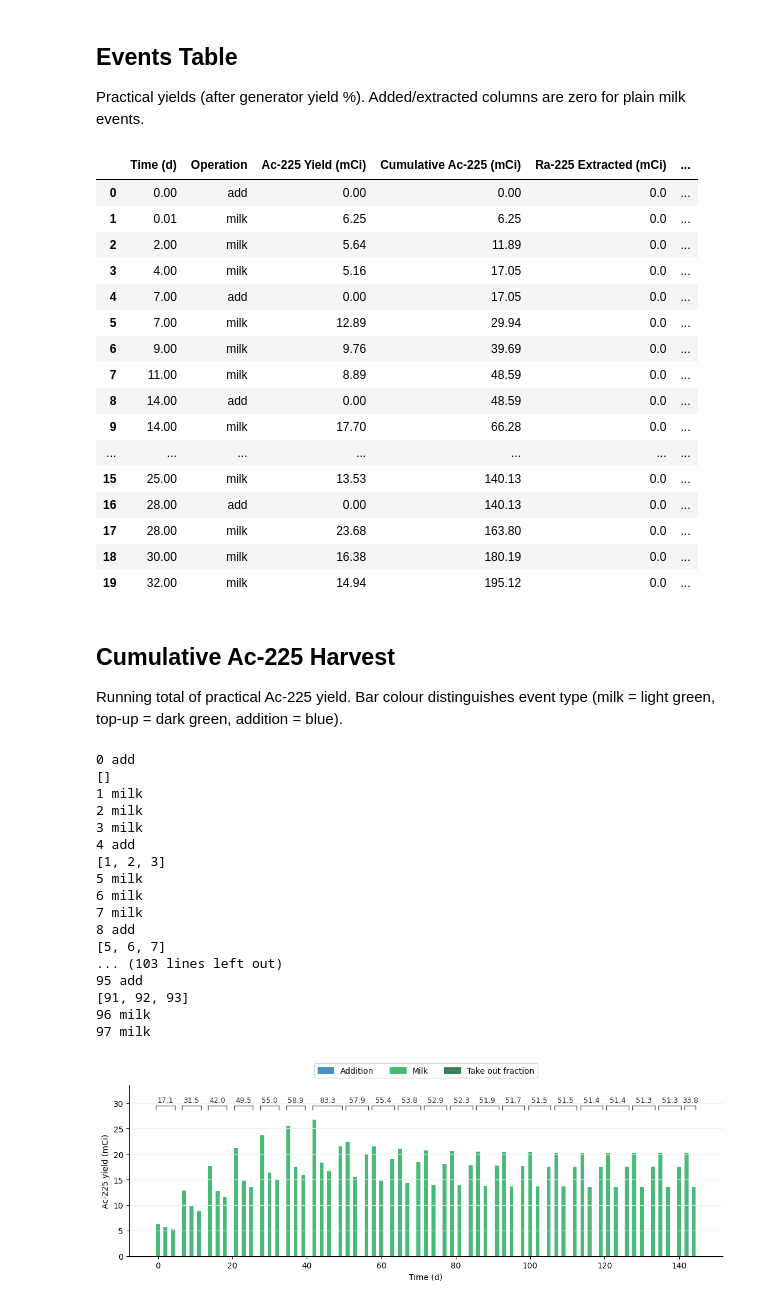
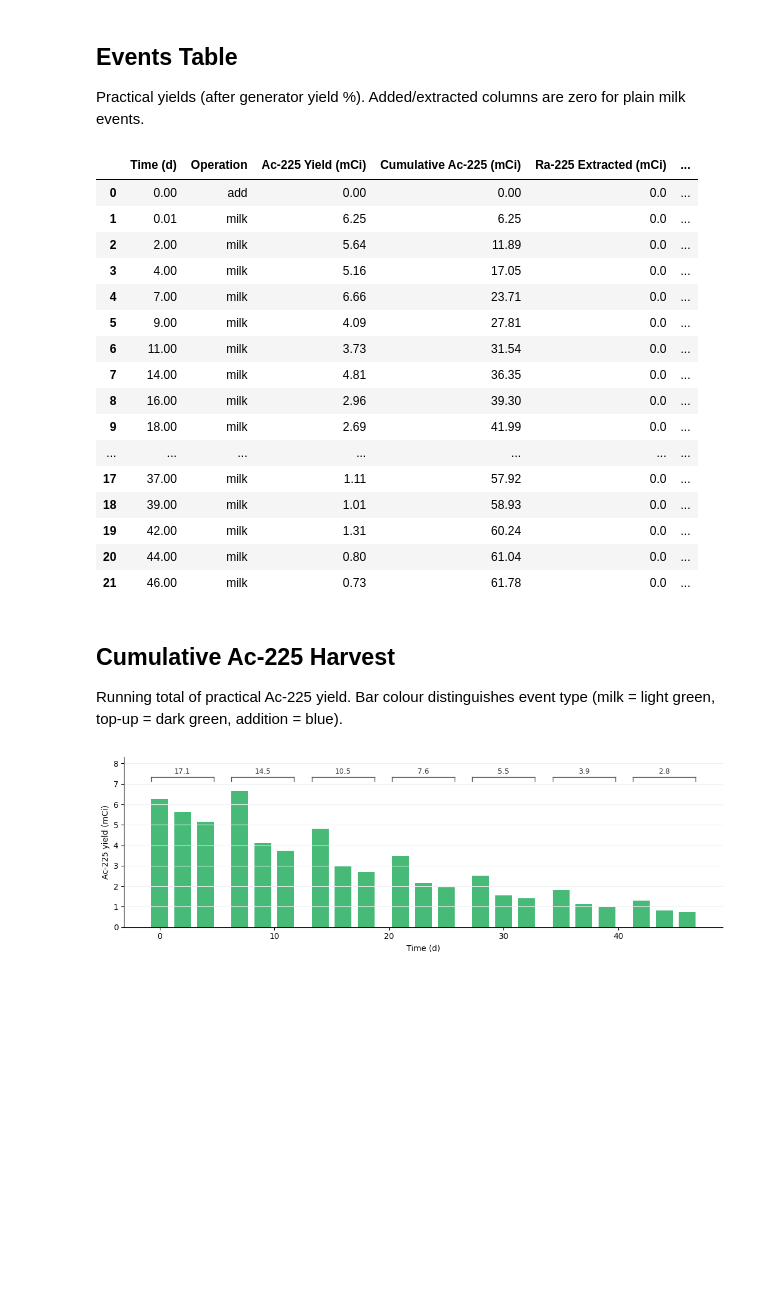
Before and after one commit to ArtemChemist/generator_calc, a Jupyter notebook: generator_notebook.ipynb, the cells around one changed output. Cells and saved outputs as stored; diff of their text form; code cells hidden in the pictures; blank space fills up the shorter version.

Commit message:
Single gen for 7 weeks

```diff
--- a/generator_notebook.ipynb
+++ b/generator_notebook.ipynb
@@ -386,25 +388,25 @@ for e in events:
     })
 
 df = pd.DataFrame(rows)
-df.head(20)
+df.head(40)
 # %% [output]
 |  | Time (d) | Operation | Ac-225 Yield (mCi) | Cumulative Ac-225 (mCi) | Ra-225 Extracted (mCi) | ... |
 | 0 | 0.00 | add | 0.00 | 0.00 | 0.0 | ... |
 | 1 | 0.01 | milk | 6.25 | 6.25 | 0.0 | ... |
 | 2 | 2.00 | milk | 5.64 | 11.89 | 0.0 | ... |
 | 3 | 4.00 | milk | 5.16 | 17.05 | 0.0 | ... |
-| 4 | 7.00 | add | 0.00 | 17.05 | 0.0 | ... |
-| 5 | 7.00 | milk | 12.89 | 29.94 | 0.0 | ... |
-| 6 | 9.00 | milk | 9.76 | 39.69 | 0.0 | ... |
-| 7 | 11.00 | milk | 8.89 | 48.59 | 0.0 | ... |
-| 8 | 14.00 | add | 0.00 | 48.59 | 0.0 | ... |
-| 9 | 14.00 | milk | 17.70 | 66.28 | 0.0 | ... |
+| 4 | 7.00 | milk | 6.66 | 23.71 | 0.0 | ... |
+| 5 | 9.00 | milk | 4.09 | 27.81 | 0.0 | ... |
+| 6 | 11.00 | milk | 3.73 | 31.54 | 0.0 | ... |
+| 7 | 14.00 | milk | 4.81 | 36.35 | 0.0 | ... |
+| 8 | 16.00 | milk | 2.96 | 39.30 | 0.0 | ... |
+| 9 | 18.00 | milk | 2.69 | 41.99 | 0.0 | ... |
 | ... | ... | ... | ... | ... | ... | ... |
-| 15 | 25.00 | milk | 13.53 | 140.13 | 0.0 | ... |
-| 16 | 28.00 | add | 0.00 | 140.13 | 0.0 | ... |
-| 17 | 28.00 | milk | 23.68 | 163.80 | 0.0 | ... |
-| 18 | 30.00 | milk | 16.38 | 180.19 | 0.0 | ... |
-| 19 | 32.00 | milk | 14.94 | 195.12 | 0.0 | ... |
+| 17 | 37.00 | milk | 1.11 | 57.92 | 0.0 | ... |
+| 18 | 39.00 | milk | 1.01 | 58.93 | 0.0 | ... |
+| 19 | 42.00 | milk | 1.31 | 60.24 | 0.0 | ... |
+| 20 | 44.00 | milk | 0.80 | 61.04 | 0.0 | ... |
+| 21 | 46.00 | milk | 0.73 | 61.78 | 0.0 | ... |
 # %% [markdown]
 ## Cumulative Ac-225 Harvest
 
@@ -440,68 +442,46 @@ ax.grid(True, color='#eef0f4', axis='y')
 # Periods run between addition boundaries (exclusive on both ends).
 periods = []
 period = []
-for i, e in enumerate(events):
-    print (i, e['op'])
-    if len(period) == 0:
-        period = []
-    if e['op'] == 'milk':
-        period.append(i)
-    if e['op'] == 'add':
-        print (period)
+week_number = 0
+
+for idx, event in enumerate(events):
+    if (event['time_s']//(60*60*24)//7 != week_number):
+        week_number = event['time_s']//(60*60*24)//7
         periods.append(period)
         period = []
+    period.append(idx)
 periods.append(period)
-
-
-periods = [p for p in periods if p]
 
 if periods:
     y_max     = max(yiled_by_events)
     bracket_y = y_max * 1.10
     tick_h    = y_max * 0.03
     ax.set_ylim(top=y_max * 1.25)
 
     for period in periods:
         total = sum(yiled_by_events[i] for i in period)
         if total == 0:
             continue
         x0 = times_plot_e[period[0]]  - bar_width / 2
         x1 = times_plot_e[period[-1]] + bar_width / 2
         xm = (x0 + x1) / 2
         ax.plot([x0, x1], [bracket_y, bracket_y], color='#555', lw=1)
         ax.plot([x0, x0], [bracket_y - tick_h, bracket_y], color='#555', lw=1)
         ax.plot([x1, x1], [bracket_y - tick_h, bracket_y], color='#555', lw=1)
         ax.text(xm, bracket_y + tick_h * 0.5, f'{total:.1f}',
                 ha='center', va='bottom', fontsize=9, color='#333')
 
 # ── Legend ─────────────────────────────────────────────────────────────────
-seen_ops = dict.fromkeys(e['op'] for e in events)
-op_labels = {'milk': 'Milk', 'take_out_fraction': 'Take out fraction', 'add': 'Addition'}
-legend_handles = [plt.Rectangle((0, 0), 1, 1, color=_BAR_COLORS[op], alpha=0.85) for op in seen_ops]
-ax.legend(legend_handles, [op_labels[op] for op in seen_ops],
-          loc='lower center', bbox_to_anchor=(0.5, 1.02),
-          ncol=len(legend_handles),
-          bbox_transform=ax.transAxes)
+# seen_ops = dict.fromkeys(e['op'] for e in events)
+# op_labels = {'milk': 'Milk', 'take_out_fraction': 'Take out fraction', 'add': 'Addition'}
+# legend_handles = [plt.Rectangle((0, 0), 1, 1, color=_BAR_COLORS[op], alpha=0.85) for op in seen_ops]
+# ax.legend(legend_handles, [op_labels[op] for op in seen_ops],
+#           loc='lower center', bbox_to_anchor=(0.5, 1.02),
+#           ncol=len(legend_handles),
+#           bbox_transform=ax.transAxes)
 
 fig.tight_layout()
 fig.subplots_adjust(top=0.88)
 plt.show()
 # %% [output]
-0 add
-[]
-1 milk
-2 milk
-3 milk
-4 add
-[1, 2, 3]
-5 milk
-6 milk
-7 milk
-8 add
-[5, 6, 7]
-... (103 lines left out)
-95 add
-[91, 92, 93]
-96 milk
-97 milk
-[figure, old version]
+[figure, new version]
```
Also changed, not shown: parts of 4 cells of this notebook.
